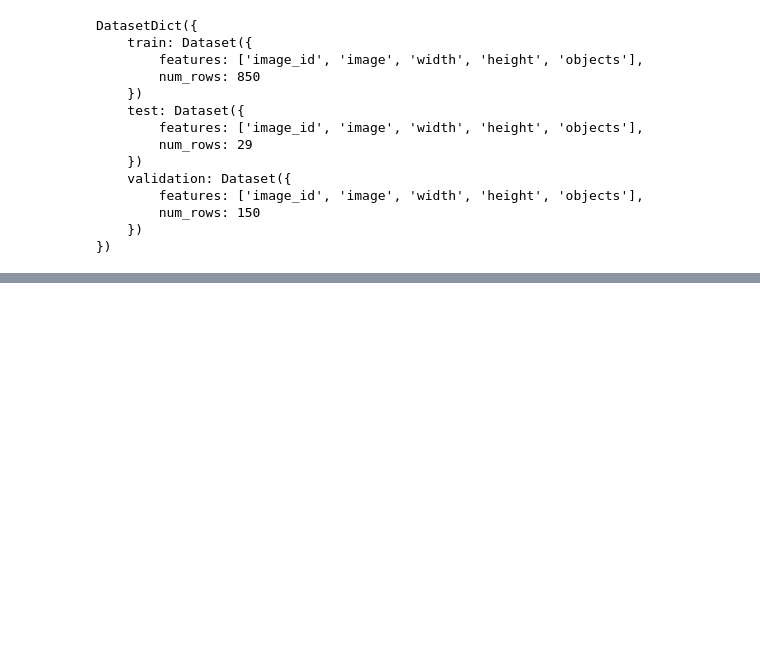
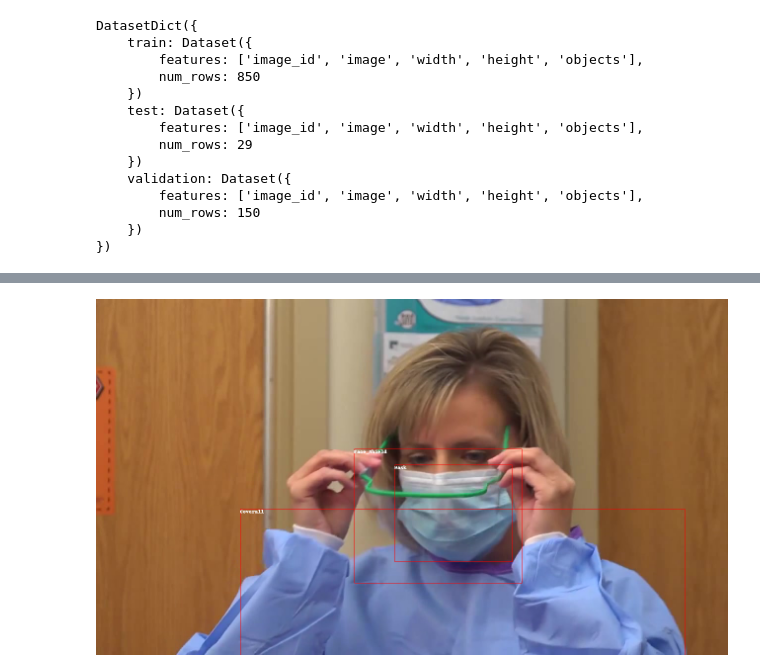
Before and after one commit to nmasamba/computer_vision, a Jupyter notebook: 04_object_detection.ipynb, the cells around one changed output, grey strips where cells are left out. Saved outputs shown, nothing was run; the diff lists cells and outputs as text; code cells hidden in the pictures; blank space fills up the shorter version.

```diff
--- a/04_object_detection.ipynb
+++ b/04_object_detection.ipynb
@@ -49,0 +82,41 @@ DatasetDict({
+# %%
+# Visualise an example
+image = cppe5["train"][1]["image"]
+annotations = cppe5["train"][1]["objects"]
+draw = ImageDraw.Draw(image)
+
+categories = cppe5["train"].features["objects"].feature["category"].names
+
+# Create dictionaries that map a label id to a label class (id2label)...
+# ...and the other way around (label2id)
+id2label = {index: x for index, x in enumerate(categories, start=0)}
+label2id = {v: k for k, v in id2label.items()}
+
+for i in range(len(annotations["id"])):
+    box = annotations["bbox"][i]
+
+    # To visualize the bounding boxes with associated labels, get the labels from the metadata...
+    # ...specifically the category field
+    class_idx = annotations["category"][i]
+
+    # Bounding box draw assumes COCO format (x_min, y_min, width, height)
+    # Needs to be adjusted to work for other formats like (x_min, y_min, x_max, y_max)
+    x, y, w, h = tuple(box)
+
+    # Check if coordinates are normalized or not
+    if max(box) > 1.0:
+        # Coordinates are un-normalized, no need to re-scale them
+        x1, y1 = int(x), int(y)
+        x2, y2 = int(x + w), int(y + h)
+    else:
+        # Coordinates are normalized, re-scale them
+        x1 = int(x * width)
+        y1 = int(y * height)
+        x2 = int((x + w) * width)
+        y2 = int((y + h) * height)
+    draw.rectangle((x, y, x + w, y + h), outline="red", width=1)
+    draw.text((x, y), id2label[class_idx], fill="white")
+
+image
+# %% [output]
+[figure, added]
```
Also changed, not shown: parts of 4 cells of this notebook.
